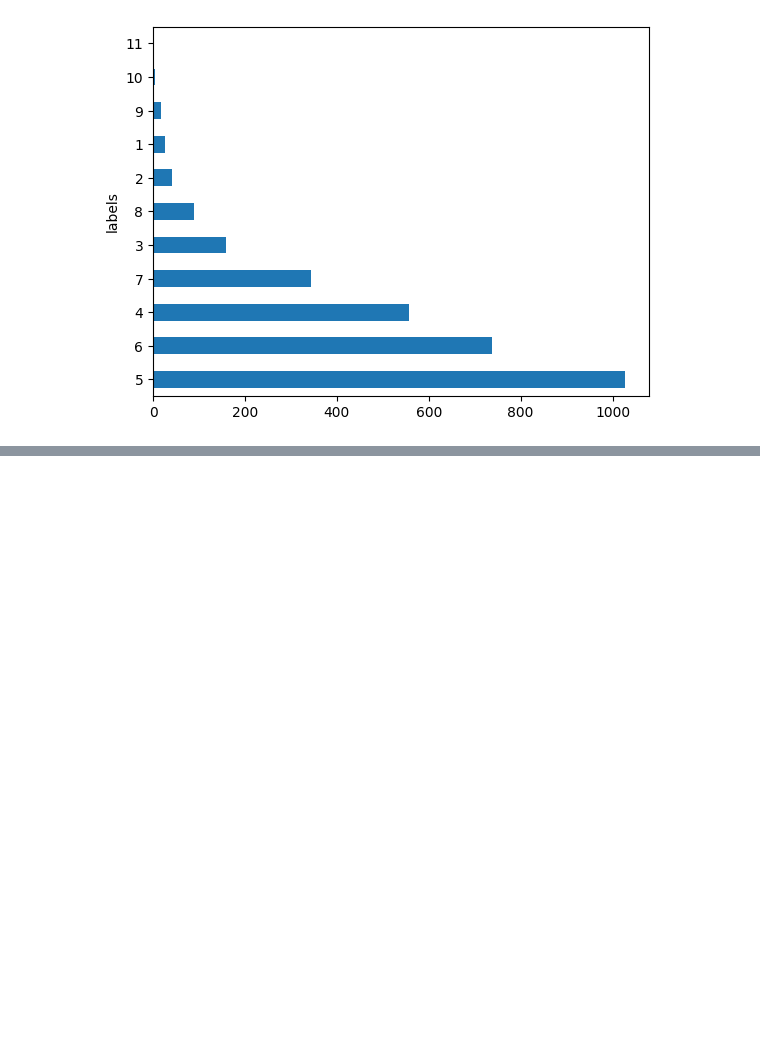
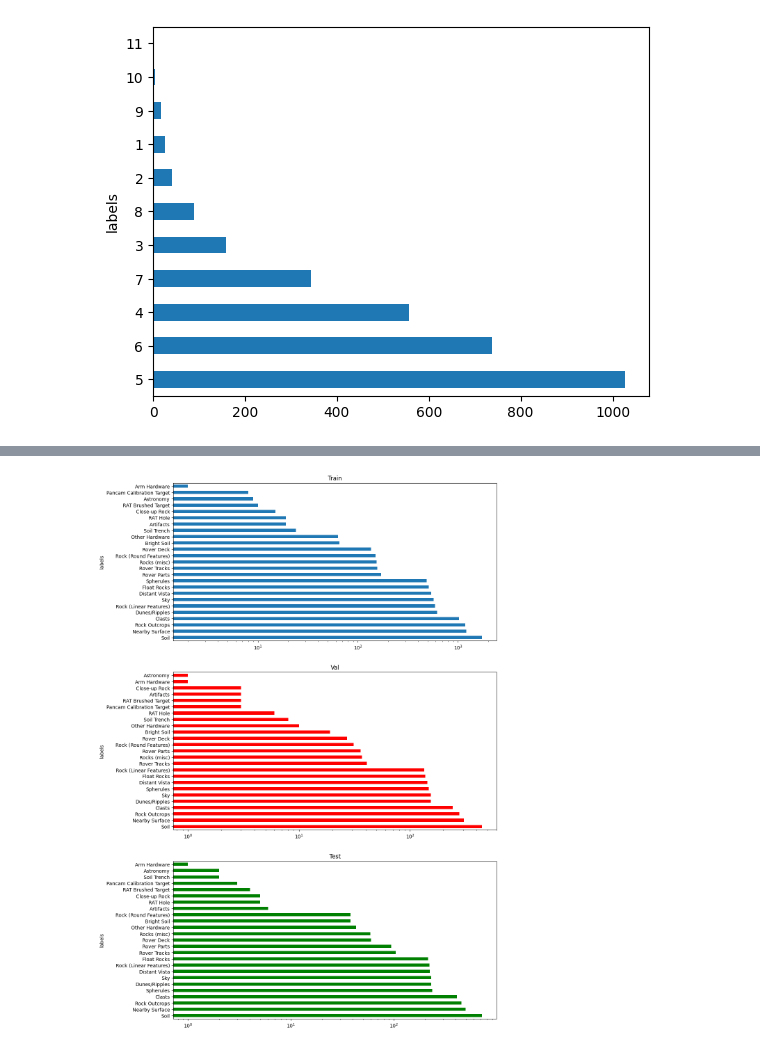
Before and after one commit to cillianmurphy45/MachineLearningCA, a Jupyter notebook: labelEDA.ipynb, the cells around one changed output, grey strips where cells are left out. Drawn from its saved outputs; the diff is of its cells as text; code cells hidden in the pictures; blank space fills up the shorter version.

```diff
--- a/labelEDA.ipynb
+++ b/labelEDA.ipynb
@@ -150,0 +252,16 @@ data['labels'].apply(len).value_counts().plot(kind='barh')
+# %%
+import matplotlib.pyplot as plt
+
+fig, axes = plt.subplots(3,1, figsize=(12,20))
+
+orig_train_data['labels'].explode().str.strip().value_counts().plot(
+    kind='barh', ax=axes[0],title='Train', logx=True)
+
+orig_val_data['labels'].explode().str.strip().value_counts().plot(
+    kind='barh', ax=axes[1], title='Val', logx=True, color = 'red')
+
+orig_test_data['labels'].explode().str.strip().value_counts().plot(
+    kind='barh',ax=axes[2], title='Test', logx=True, color = 'green')
+plt.show()
+# %% [output]
+[figure, added]
```
Also changed, not shown: parts of 9 cells of this notebook.
